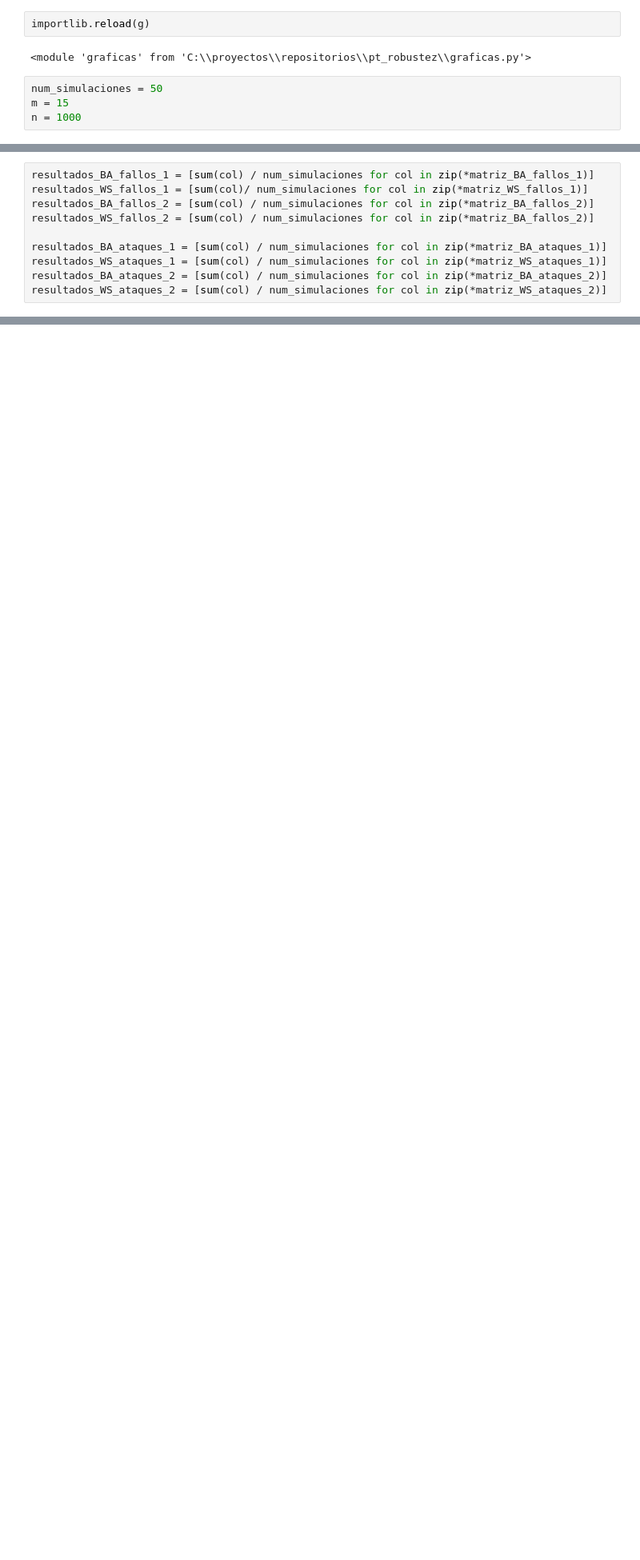
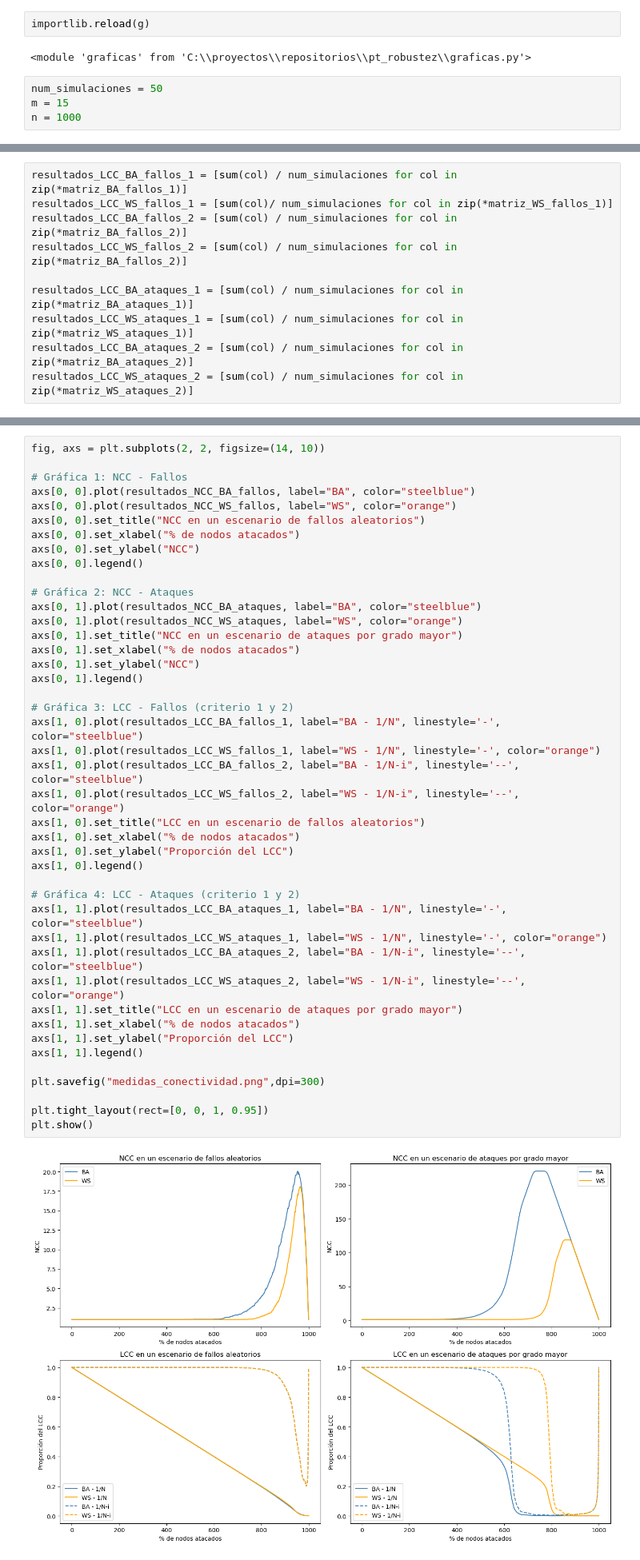
Before and after one commit to maurisiojimenes/pt_robustez, a Jupyter notebook: simulaciones_medidas_conectividad.ipynb, the cells around one changed output, grey strips where cells are left out. Shown at 80% size. Saved outputs shown, nothing was run; the diff lists cells and outputs as text; blank space fills up the shorter version.

```diff
--- a/simulaciones_medidas_conectividad.ipynb
+++ b/simulaciones_medidas_conectividad.ipynb
@@ -191,10 +165,10 @@ El tiempo total de ejecución fue: 83.08576107025146
 # %%
-resultados_BA_fallos_1 = [sum(col) / num_simulaciones for col in zip(*matriz_BA_fallos_1)]
-resultados_WS_fallos_1 = [sum(col)/ num_simulaciones for col in zip(*matriz_WS_fallos_1)]
-resultados_BA_fallos_2 = [sum(col) / num_simulaciones for col in zip(*matriz_BA_fallos_2)]
-resultados_WS_fallos_2 = [sum(col) / num_simulaciones for col in zip(*matriz_BA_fallos_2)]
+resultados_LCC_BA_fallos_1 = [sum(col) / num_simulaciones for col in zip(*matriz_BA_fallos_1)]
+resultados_LCC_WS_fallos_1 = [sum(col)/ num_simulaciones for col in zip(*matriz_WS_fallos_1)]
+resultados_LCC_BA_fallos_2 = [sum(col) / num_simulaciones for col in zip(*matriz_BA_fallos_2)]
+resultados_LCC_WS_fallos_2 = [sum(col) / num_simulaciones for col in zip(*matriz_BA_fallos_2)]
 
-resultados_BA_ataques_1 = [sum(col) / num_simulaciones for col in zip(*matriz_BA_ataques_1)]
-resultados_WS_ataques_1 = [sum(col) / num_simulaciones for col in zip(*matriz_WS_ataques_1)]
-resultados_BA_ataques_2 = [sum(col) / num_simulaciones for col in zip(*matriz_BA_ataques_2)]
-resultados_WS_ataques_2 = [sum(col) / num_simulaciones for col in zip(*matriz_WS_ataques_2)]
+resultados_LCC_BA_ataques_1 = [sum(col) / num_simulaciones for col in zip(*matriz_BA_ataques_1)]
+resultados_LCC_WS_ataques_1 = [sum(col) / num_simulaciones for col in zip(*matriz_WS_ataques_1)]
+resultados_LCC_BA_ataques_2 = [sum(col) / num_simulaciones for col in zip(*matriz_BA_ataques_2)]
+resultados_LCC_WS_ataques_2 = [sum(col) / num_simulaciones for col in zip(*matriz_WS_ataques_2)]
@@ -232,0 +183,45 @@ plt.plot()
+# %%
+fig, axs = plt.subplots(2, 2, figsize=(14, 10))
+
+# Gráfica 1: NCC - Fallos
+axs[0, 0].plot(resultados_NCC_BA_fallos, label="BA", color="steelblue")
+axs[0, 0].plot(resultados_NCC_WS_fallos, label="WS", color="orange")
+axs[0, 0].set_title("NCC en un escenario de fallos aleatorios")
+axs[0, 0].set_xlabel("% de nodos atacados")
+axs[0, 0].set_ylabel("NCC")
+axs[0, 0].legend()
+
+# Gráfica 2: NCC - Ataques
+axs[0, 1].plot(resultados_NCC_BA_ataques, label="BA", color="steelblue")
+axs[0, 1].plot(resultados_NCC_WS_ataques, label="WS", color="orange")
+axs[0, 1].set_title("NCC en un escenario de ataques por grado mayor")
+axs[0, 1].set_xlabel("% de nodos atacados")
+axs[0, 1].set_ylabel("NCC")
+axs[0, 1].legend()
+
+# Gráfica 3: LCC - Fallos (criterio 1 y 2)
+axs[1, 0].plot(resultados_LCC_BA_fallos_1, label="BA - 1/N", linestyle='-', color="steelblue")
+axs[1, 0].plot(resultados_LCC_WS_fallos_1, label="WS - 1/N", linestyle='-', color="orange")
+axs[1, 0].plot(resultados_LCC_BA_fallos_2, label="BA - 1/N-i", linestyle='--', color="steelblue")
+axs[1, 0].plot(resultados_LCC_WS_fallos_2, label="WS - 1/N-i", linestyle='--', color="orange")
+axs[1, 0].set_title("LCC en un escenario de fallos aleatorios")
+axs[1, 0].set_xlabel("% de nodos atacados")
+axs[1, 0].set_ylabel("Proporción del LCC")
+axs[1, 0].legend()
+
+# Gráfica 4: LCC - Ataques (criterio 1 y 2)
+axs[1, 1].plot(resultados_LCC_BA_ataques_1, label="BA - 1/N", linestyle='-', color="steelblue")
+axs[1, 1].plot(resultados_LCC_WS_ataques_1, label="WS - 1/N", linestyle='-', color="orange")
+axs[1, 1].plot(resultados_LCC_BA_ataques_2, label="BA - 1/N-i", linestyle='--', color="steelblue")
+axs[1, 1].plot(resultados_LCC_WS_ataques_2, label="WS - 1/N-i", linestyle='--', color="orange")
+axs[1, 1].set_title("LCC en un escenario de ataques por grado mayor")
+axs[1, 1].set_xlabel("% de nodos atacados")
+axs[1, 1].set_ylabel("Proporción del LCC")
+axs[1, 1].legend()
+
+plt.savefig("medidas_conectividad.png",dpi=300)
+
+plt.tight_layout(rect=[0, 0, 1, 0.95])
+plt.show()
+# %% [output]
+[figure, added]
```
Also changed, not shown: parts of 9 cells of this notebook, 13 other files.
